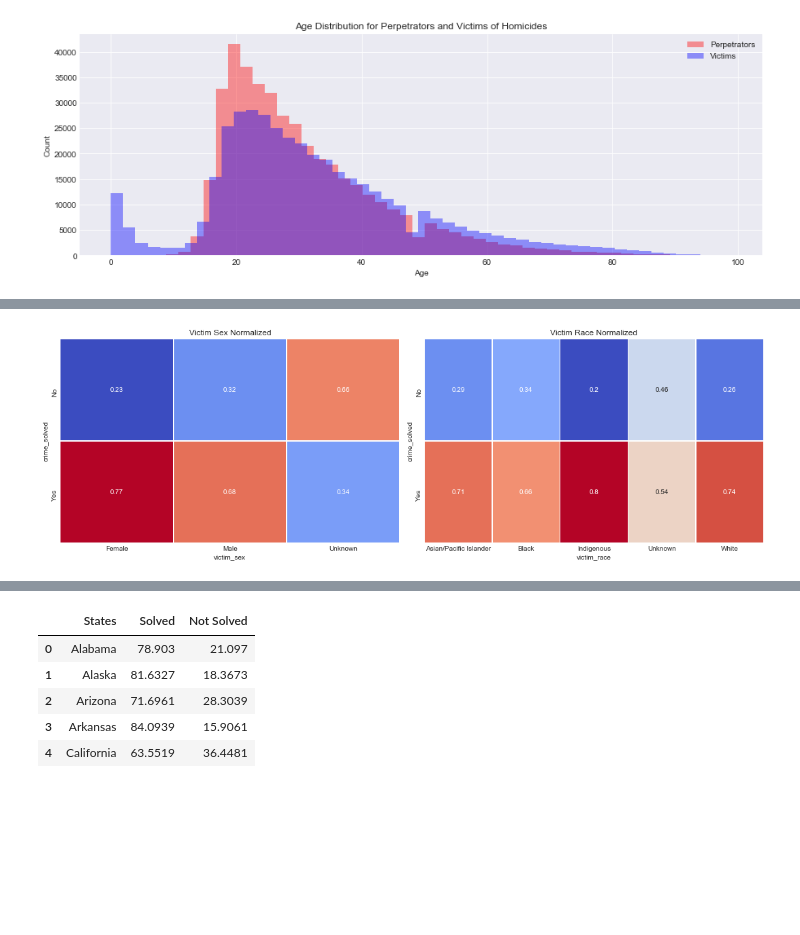
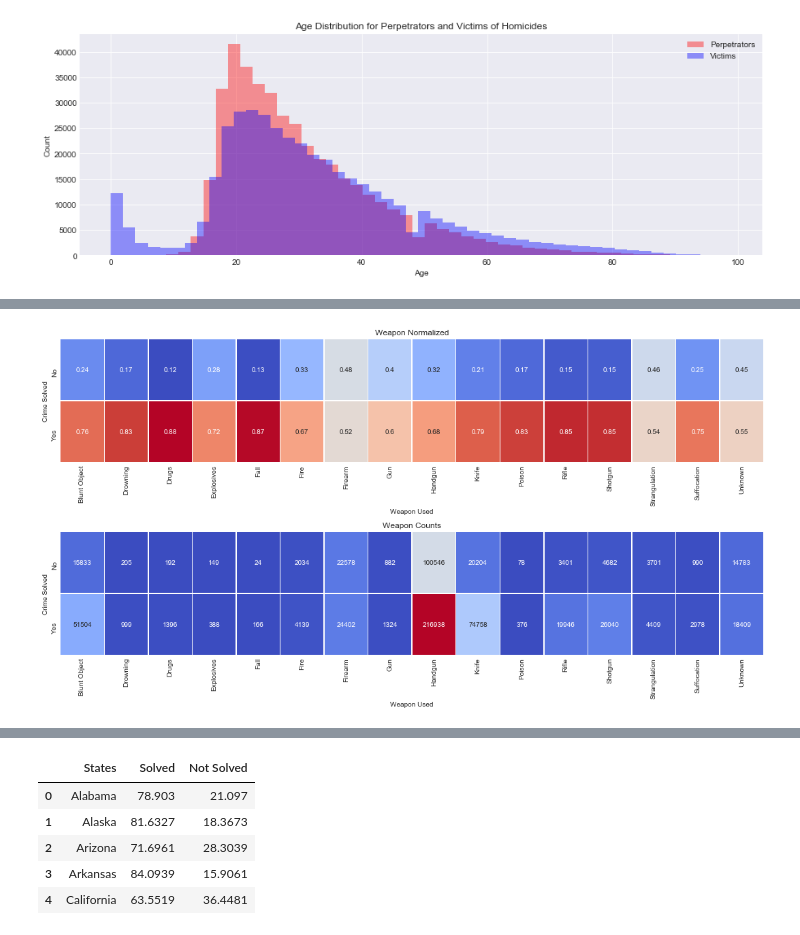
Before and after one commit to Trancefiend/Unit-3, a Jupyter notebook: Homicide Capstone.ipynb, the cells around one changed output, grey strips where cells are left out. Drawn from its saved outputs; the diff is of its cells as text; code cells hidden in the pictures; blank space fills up the shorter version.

```diff
--- a/Homicide Capstone.ipynb
+++ b/Homicide Capstone.ipynb
@@ -99,6 +99,28 @@ df['victim_race'] = df['victim_race'].replace('Native American/Alaska Native', '
 
 #change 'Rhodes Island' to 'Rhode'
 df['state'] = df['state'].replace('Rhodes Island', 'Rhode Island')
+
+#create age brackets
+age_class = []
+for value in df['perpetrator_age']:
+    if value < 15:
+        age_class.append('Under 15')
+    elif 15 <= value < 25:
+        age_class.append('15 - 24')
+    elif 25 <= value < 35:
+        age_class.append('25 - 34')
+    elif 35 <= value < 45:
+        age_class.append('35 - 44')
+    elif 45 <= value < 55:
+        age_class.append('45 - 54')
+    elif 55 <= value < 65:
+        age_class.append('55 - 64')
+    elif 65 <= value < 75:
+        age_class.append('65 - 74')
+    else:
+        age_class.append('Over 75')
+
+df['age_bracket'] = age_class
 # %%
 #function to quickly group by a feature
 def group_features(feature):
@@ -154,15 +223,19 @@ def heatmap_plot(col1, col2):
 # %%
-plt.figure(figsize=(15, 5))
+plt.figure(figsize=(15, 8))
 
-plt.subplot(1, 2, 1)
-norm_heatmap_plot('crime_solved', 'victim_sex')
-plt.title('Victim Sex Normalized')
+plt.subplot(2, 1, 1)
+norm_heatmap_plot('crime_solved', 'weapon')
+plt.title('Weapon Normalized')
+plt.xlabel('Weapon Used')
+plt.ylabel('Crime Solved')
 
-plt.subplot(1, 2, 2)
-norm_heatmap_plot('crime_solved', 'victim_race')
-plt.title('Victim Race Normalized')
+plt.subplot(2, 1, 2)
+heatmap_plot('crime_solved', 'weapon')
+plt.title('Weapon Counts')
+plt.xlabel('Weapon Used')
+plt.ylabel('Crime Solved')
 
 plt.tight_layout()
 plt.show()
 # %% [output]
-[figure, old version]
+[figure, new version]
```
Also changed, not shown: parts of 27 cells of this notebook.
